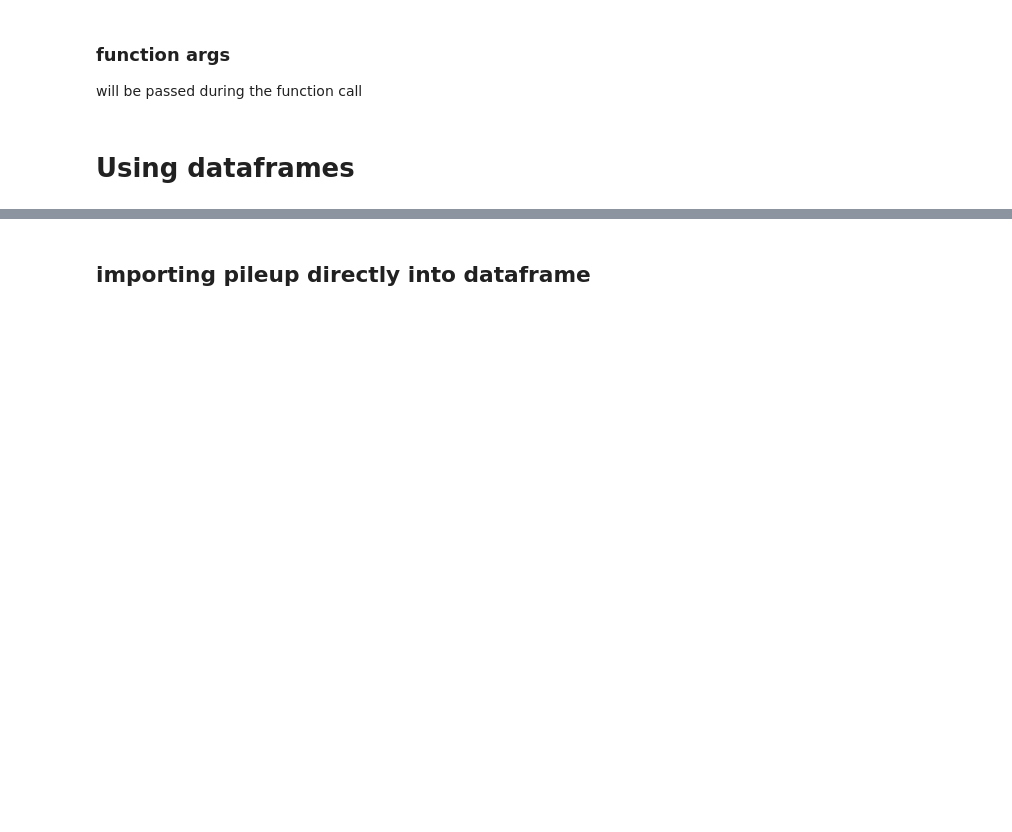
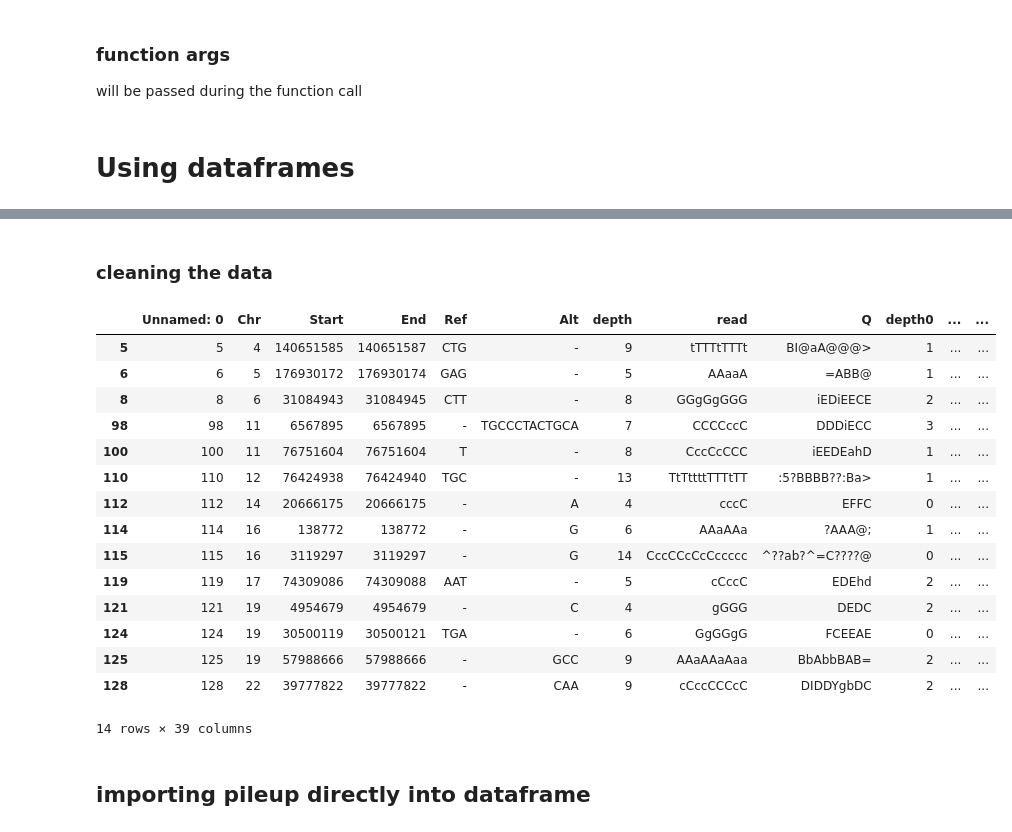
Before and after one commit to Mar111tiN/EBFilter, a Jupyter notebook: implementing-pandas.ipynb, the cells around one changed output, grey strips where cells are left out. Saved outputs shown, nothing was run; the diff lists cells and outputs as text; code cells hidden in the pictures; blank space fills up the shorter version.

Commit message:
mut_df cleanup implemented

```diff
--- a/implementing-pandas.ipynb
+++ b/implementing-pandas.ipynb
@@ -90,0 +184,15 @@ test_rel_eb.region_list.bed
+# %%
+import pandas as pd
+mut_df = pd.read_csv('output/test_rel_clean.csv', sep='\t')
+mut_df
+# check length:
+for i in range(11):
+    read = f"read{i}"
+    Q = f"Q{i}"
+    test = mut_df[mut_df[read].str.len() != mut_df[Q].str.len()]
+    print(len(test.index))
+i = 7
+read = f"read{i}"
+Q = f"Q{i}"
+test = mut_df[mut_df[read].str.len() != mut_df[Q].str.len()]
+test
@@ -91,3 +213,53 @@ test_rel_eb.region_list.bed
+# %% [markdown]
+### cleaning the data
+# %%
+import pandas as pd
+import re
+from functools import partial
+
+mut_df = pd.read_csv('output/test_rel_eb.csv', sep='\t')
+
+# remove start_end signs in reads
+sign_re = re.compile(r'\^.|\$')
+indel_simple = re.compile(r'[\+\-]([0-9]+)')
+
+mut_df['read'] = mut_df['read'].str.replace(sign_re, '')
+for i in range(10):
+    read = f"read{i}"
+    mut_df[read] = mut_df[read].str.replace(sign_re, '')
+is_indel = (mut_df['Ref'] == '-') | (mut_df['Alt'] == '-')
+def clean_indels(i, row):
+    indel_length = indel_simple.search(row['read']).group(1)
+    re_string = r"([ACGTNacgtn])([\+\-])([0-9]+)([ACGTNacgtn]{" + str(indel_length) + "})"
+    indel_re = re.compile(re_string)
+    row['read'] = indel_re.sub(r'\1', row['read'])
+    for i in range(i):
+        read = f"read{i}"
+        row[read] = indel_re.sub(r'\1', row[read])
+    return row
+clean_indels_i = partial(clean_indels, 10)
+
+mut_df[is_indel] = mut_df[is_indel].apply(clean_indels_i, axis=1)
+mut_df[is_indel]
+
+# mut_df['read'].replace(sign_re, '')
+# %% [output]
+|  | Unnamed: 0 | Chr | Start | End | Ref | Alt | depth | read | Q | depth0 | ... | ... |
+| 5 | 5 | 4 | 140651585 | 140651587 | CTG | - | 9 | tTTTtTTTt | BI@aA@@@> | 1 | ... | ... |
+| 6 | 6 | 5 | 176930172 | 176930174 | GAG | - | 5 | AAaaA | =ABB@ | 1 | ... | ... |
+| 8 | 8 | 6 | 31084943 | 31084945 | CTT | - | 8 | GGgGgGGG | iEDiEECE | 2 | ... | ... |
+| 98 | 98 | 11 | 6567895 | 6567895 | - | TGCCCTACTGCA | 7 | CCCCccC | DDDiECC | 3 | ... | ... |
+| 100 | 100 | 11 | 76751604 | 76751604 | T | - | 8 | CccCcCCC | iEEDEahD | 1 | ... | ... |
+| 110 | 110 | 12 | 76424938 | 76424940 | TGC | - | 13 | TtTttttTTTtTT | :5?BBBB??:Ba> | 1 | ... | ... |
+| 112 | 112 | 14 | 20666175 | 20666175 | - | A | 4 | cccC | EFFC | 0 | ... | ... |
+| 114 | 114 | 16 | 138772 | 138772 | - | G | 6 | AAaAAa | ?AAA@; | 1 | ... | ... |
+| 115 | 115 | 16 | 3119297 | 3119297 | - | G | 14 | CccCCcCcCccccc | ^??ab?^=C????@ | 0 | ... | ... |
+| 119 | 119 | 17 | 74309086 | 74309088 | AAT | - | 5 | cCccC | EDEhd | 2 | ... | ... |
+| 121 | 121 | 19 | 4954679 | 4954679 | - | C | 4 | gGGG | DEDC | 2 | ... | ... |
+| 124 | 124 | 19 | 30500119 | 30500121 | TGA | - | 6 | GgGGgG | FCEEAE | 0 | ... | ... |
+| 125 | 125 | 19 | 57988666 | 57988666 | - | GCC | 9 | AAaAAaAaa | BbAbbBAB= | 2 | ... | ... |
+| 128 | 128 | 22 | 39777822 | 39777822 | - | CAA | 9 | cCccCCCcC | DIDDYgbDC | 2 | ... | ... |
+14 rows × 39 columns
 # %% [markdown]
 ## importing pileup directly into dataframe
 # %%
```
Also changed, not shown: parts of 11 cells of this notebook, 4 other files.
